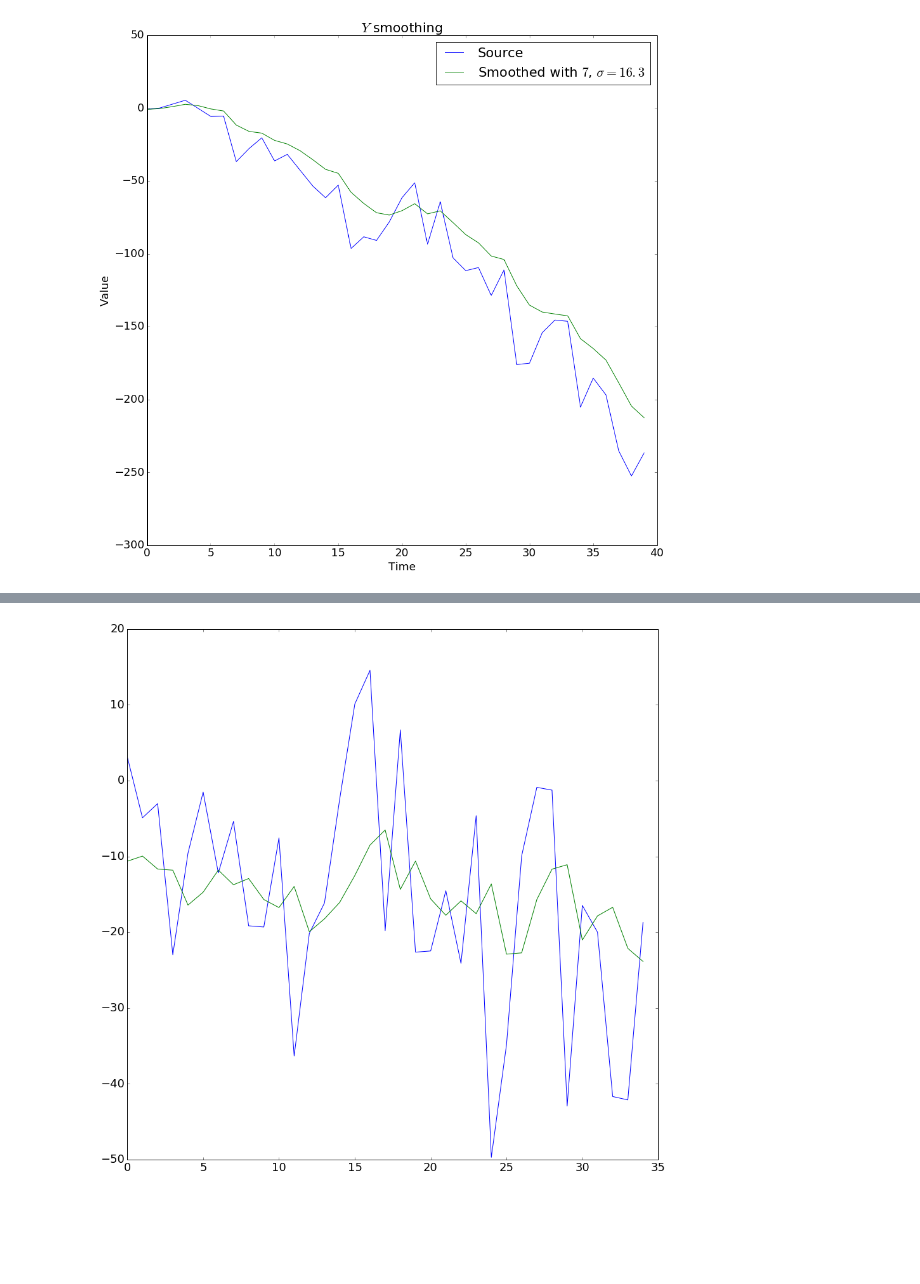
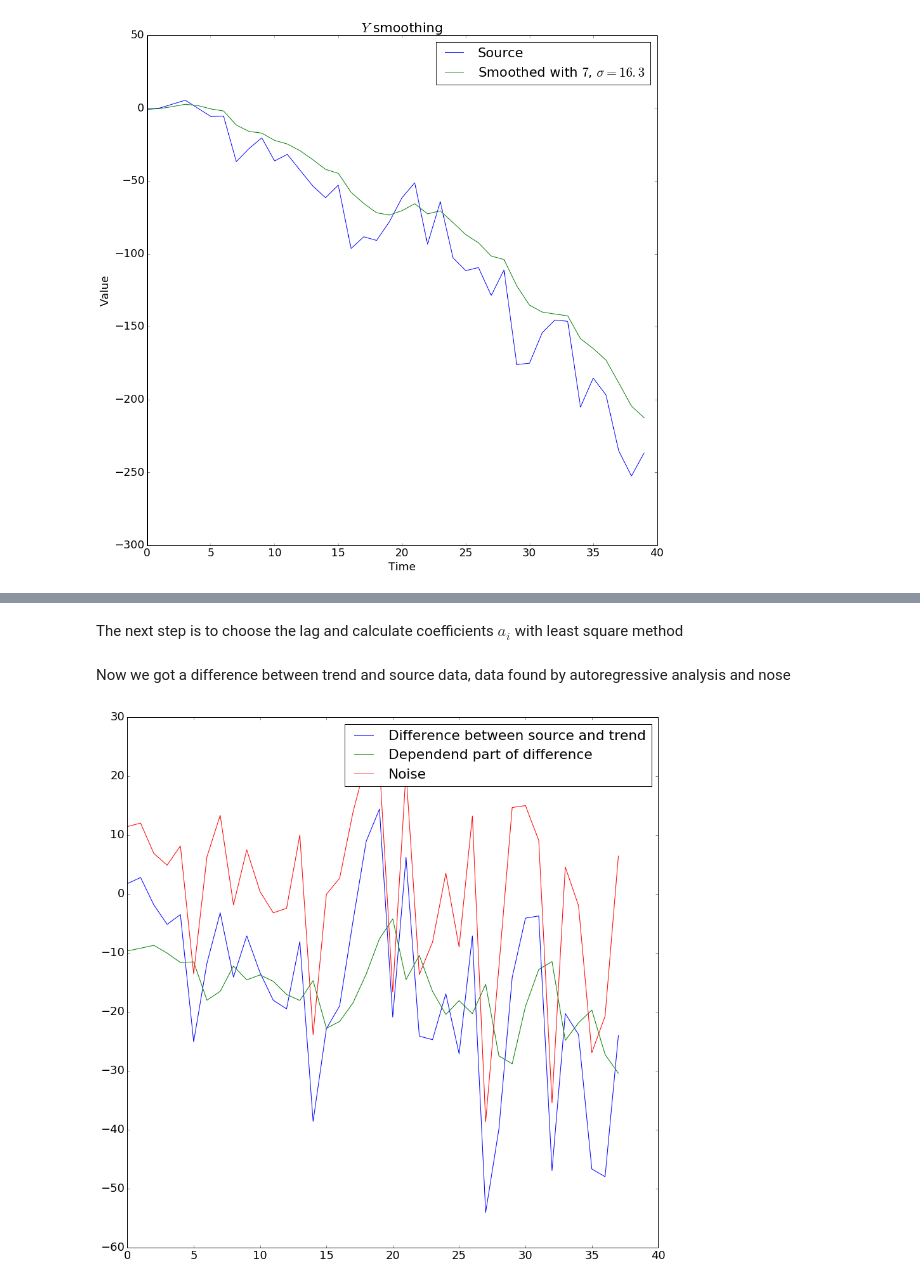
Before and after one commit to definability/statistical-analysis, a Jupyter notebook: course/Notebook/Coursework.ipynb, the cells around one changed output, grey strips where cells are left out. Cells and saved outputs as stored; diff of their text form; code cells hidden in the pictures; blank space fills up the shorter version.

Commit message:
Added description for autoregressive model building

```diff
--- a/course/Notebook/Coursework.ipynb
+++ b/course/Notebook/Coursework.ipynb
@@ -264,12 +286,19 @@ plt.show()
+# %% [markdown]
+The next step is to choose the lag and calculate coefficients $a_i$ with least square method
 # %%
 lag = 2
 result_errors = errors[lag:]
 regression_errors = array([concatenate((errors[i - lag:i], [1])) for i in range(lag, errors.size)])
 coefficients = lstsq(regression_errors, result_errors)[0]
 autoregressors = (coefficients*regression_errors).sum(axis=1)
+# %% [markdown]
+Now we got a difference between trend and source data, data found by autoregressive analysis and nose
 # %%
-plt.plot(result_errors)
-plt.plot(autoregressors)
+plt.plot(result_errors, label='Difference between source and trend')
+plt.plot(autoregressors, label='Dependend part of difference')
+plt.plot(result_errors - autoregressors, label='Noise')
+
+plt.legend()
 plt.show()
 # %% [output]
-[figure, old version]
+[figure, new version]
```
Also changed, not shown: parts of 7 cells of this notebook.
